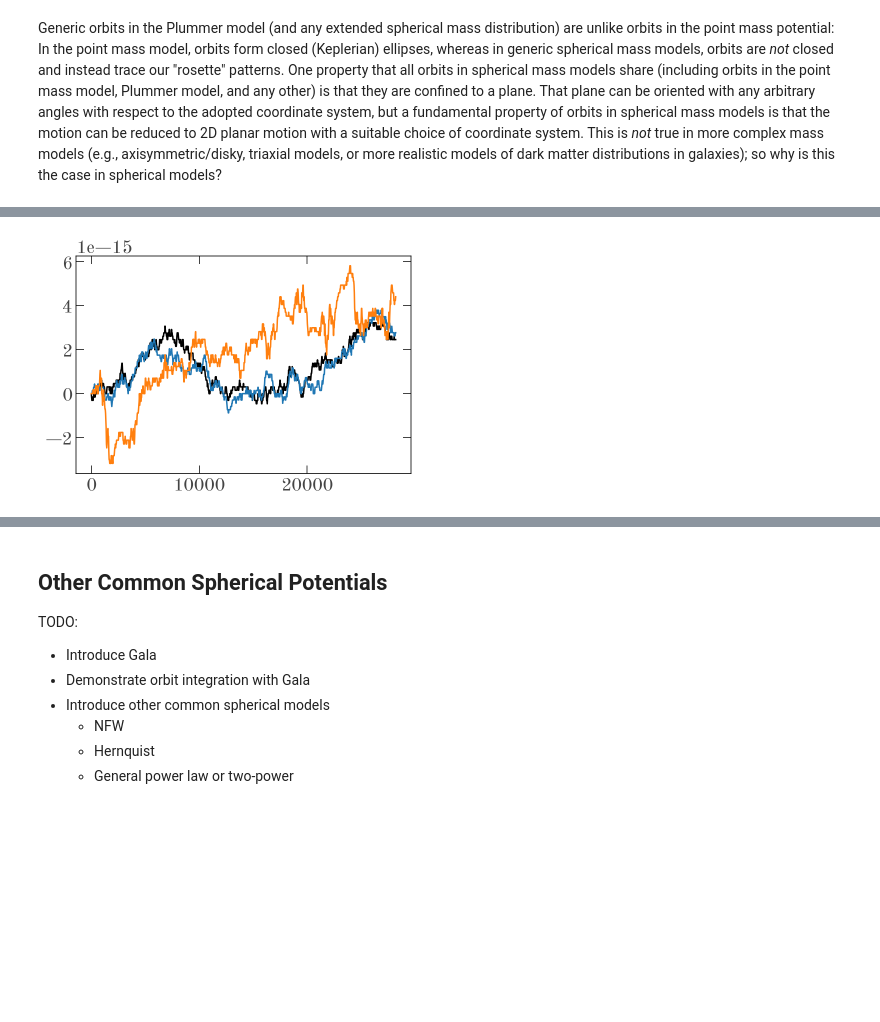
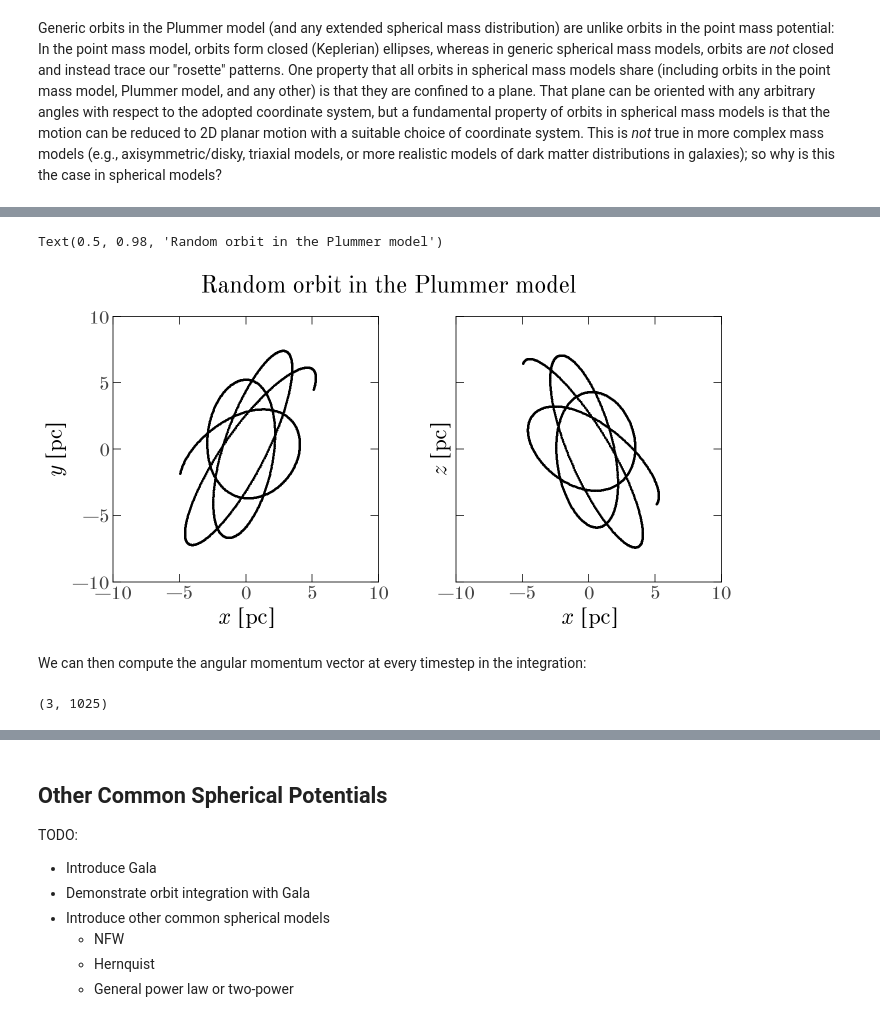
Before and after one commit to CCADynamicsGroup/SummerSchoolWorkshops, a Jupyter notebook: 1-Orbits/1-Orbits-in-spherical-gravitational-potentials.ipynb, the cells around one changed output, grey strips where cells are left out. Saved outputs shown, nothing was run; the diff lists cells and outputs as text; code cells hidden in the pictures; blank space fills up the shorter version.

```diff
--- a/1-Orbits/1-Orbits-in-spherical-gravitational-potentials.ipynb
+++ b/1-Orbits/1-Orbits-in-spherical-gravitational-potentials.ipynb
@@ -866,5 +839,44 @@ $[[-370.18972,~-370.18972,~-370.18972,~\dots,~-370.18972,~-370.18972,~-370.18972
-# %%
-for i in range(3):
-    plt.plot(plummer_ts, (L[i] - L[i, 0]) / L[i, 0], marker='')
-# %% [output]
-[figure, removed]
+# %%
+rng = np.random.default_rng(seed=123)
+
+rand_plummer_ts, rand_plummer_xs, rand_plummer_vs = leapfrog_integrate(
+    plummer_acceleration,
+    x0=rng.normal(0, 5, size=3) * u.pc,
+    v0=rng.normal(0, 20, size=3) * u.km/u.s,
+    dt=dt,
+    n_steps=1024,
+    acc_func_args=(plummer_M, plummer_b)
+)
+# %%
+fig, axes = plt.subplots(1, 2, figsize=(10, 5),
+                         sharex=True, sharey=True,
+                         constrained_layout=True)
+
+# x-y
+axes[0].plot(rand_plummer_xs[0], rand_plummer_xs[1])
+axes[0].set_xlabel(f'$x$ [{rand_plummer_xs.unit:latex_inline}]')
+axes[0].set_ylabel(f'$y$ [{rand_plummer_xs.unit:latex_inline}]')
+
+# x-z
+axes[1].plot(rand_plummer_xs[0], rand_plummer_xs[2])
+axes[1].set_xlabel(f'$x$ [{rand_plummer_xs.unit:latex_inline}]')
+axes[1].set_ylabel(f'$z$ [{rand_plummer_xs.unit:latex_inline}]')
+
+for ax in axes:
+    ax.set_aspect('equal')
+
+    ax.set_xlim(-10, 10)
+    ax.set_ylim(-10, 10)
+
+fig.suptitle('Random orbit in the Plummer model', fontsize=24)
+# %% [output]
+Text(0.5, 0.98, 'Random orbit in the Plummer model')
+[figure, added]
+# %% [markdown]
+We can then compute the angular momentum vector at every timestep in the integration:
+# %%
+L = np.cross(rand_plummer_xs, rand_plummer_vs, axis=0)
+L = L.to(u.km/u.s * u.pc)
+L.shape
+# %% [output]
+(3, 1025)
```
Also changed, not shown: parts of 13 cells of this notebook.
